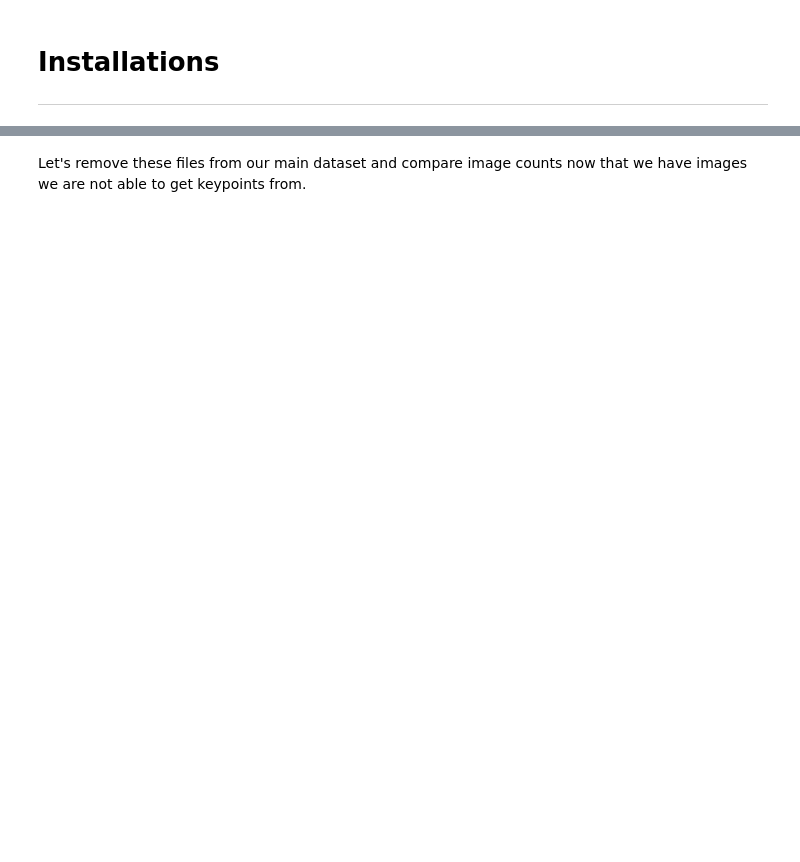
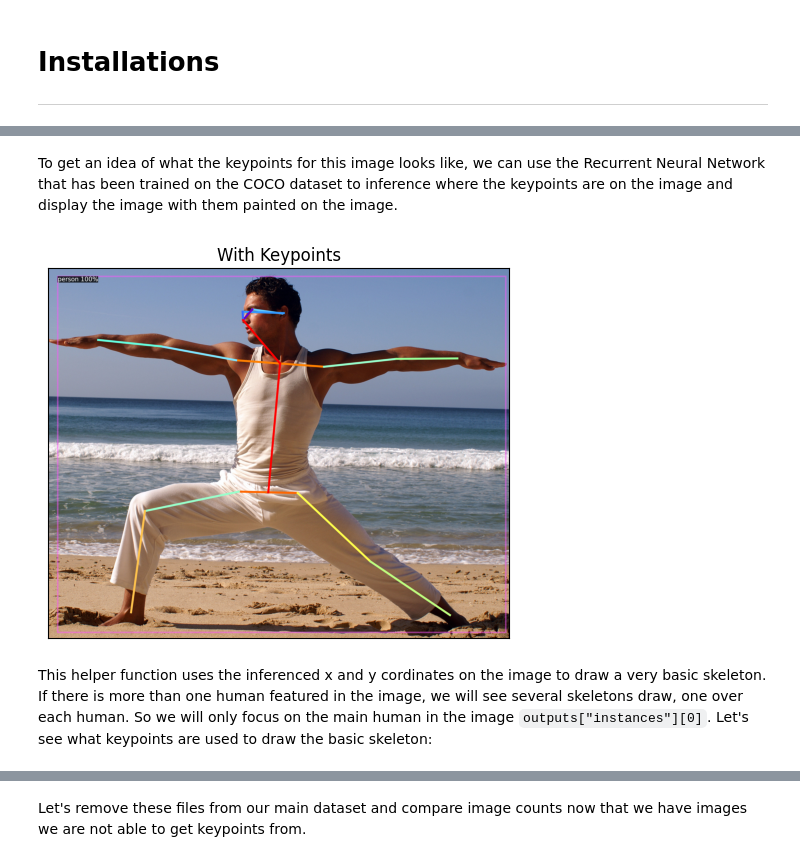
Before and after one commit to oftenfrequent/human-posture-detection, a Jupyter notebook: Step 2 - Generate Keypoints.ipynb, the cells around one changed output, grey strips where cells are left out. Saved outputs shown, nothing was run; the diff lists cells and outputs as text; code cells hidden in the pictures; blank space fills up the shorter version.

```diff
--- a/Step 2 - Generate Keypoints.ipynb
+++ b/Step 2 - Generate Keypoints.ipynb
@@ -73,0 +72,11 @@ df
+# %% [markdown]
+To get an idea of what the keypoints for this image looks like, we can use the Recurrent Neural Network that has been trained on the COCO dataset to inference where the keypoints are on the image and display the image with them painted on the image.
+# %%
+outputs = predictor(im)
+v = Visualizer(im[:,:,::-1], MetadataCatalog.get(cfg.DATASETS.TRAIN[0]), scale=1.5)
+v = v.draw_instance_predictions(outputs["instances"].to("cpu"))
+show_rgb_image(v.get_image()[:, :, ::-1], "With Keypoints")
+# %% [output]
+[figure, added]
+# %% [markdown]
+This helper function uses the inferenced x and y cordinates on the image to draw a very basic skeleton. If there is more than one human featured in the image, we will see several skeletons draw, one over each human. So we will only focus on the main human in the image `outputs["instances"][0]`. Let's see what keypoints are used to draw the basic skeleton:
```
Also changed, not shown: parts of 35 cells of this notebook, 2 other files.
